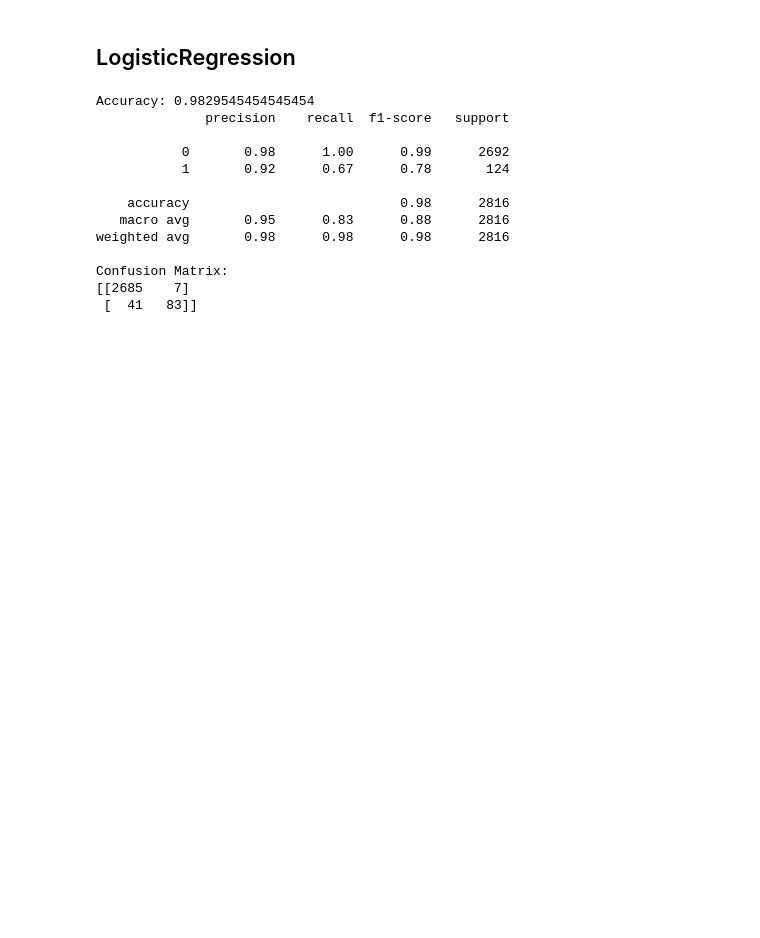
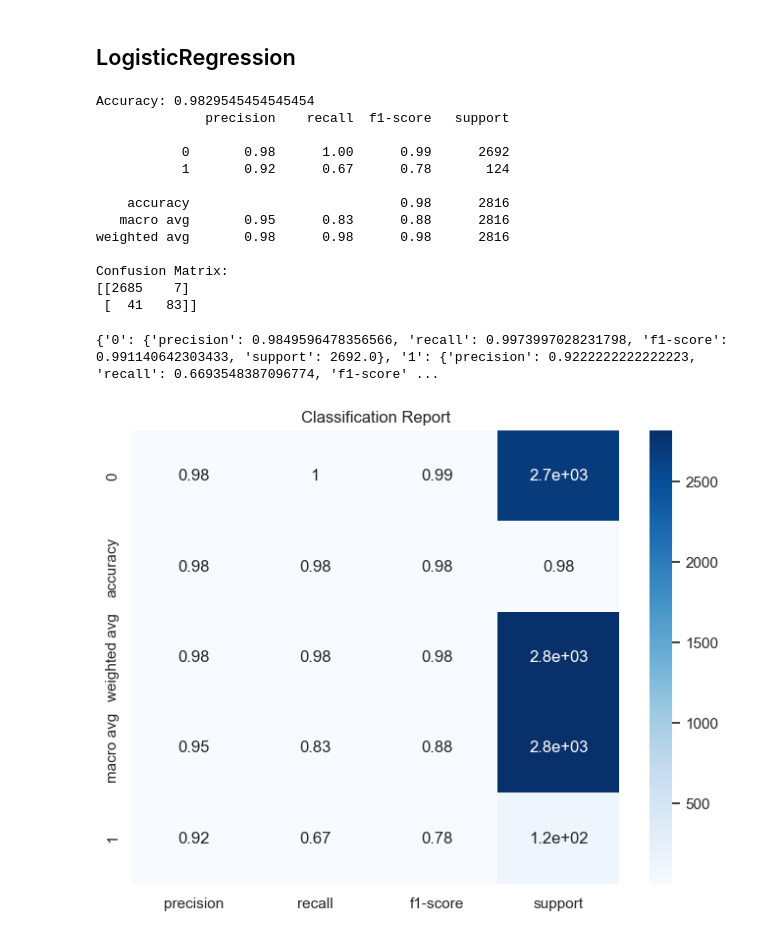
Before and after one commit to M0M0-D3V/C964-CS-Capstone, a Jupyter notebook: fake-real-job-notebook.ipynb, the cells around one changed output. Drawn from its saved outputs; the diff is of its cells as text; code cells hidden in the pictures; blank space fills up the shorter version.

Commit message:
update visualization images, update templates

```diff
--- a/fake-real-job-notebook.ipynb
+++ b/fake-real-job-notebook.ipynb
@@ -765,3 +779,17 @@ weighted avg       0.98      0.98      0.98      2816
 Confusion Matrix:
 [[2685    7]
  [  41   83]]
+# %%
+# Get the classification report
+report = classification_report(y_test, y_pred, output_dict=True)
+print(report)
+df_classification_report = pd.DataFrame(report).transpose()
+df_classification_report = df_classification_report.sort_values(by=['f1-score'], ascending=False)
+plt.figure(figsize=(8, 6))
+sns.heatmap(df_classification_report, annot=True, cmap='Blues')
+plt.title("Classification Report")
+plt.savefig("static/images/classification_report.png")
+plt.show()
+# %% [output]
+{'0': {'precision': 0.9849596478356566, 'recall': 0.9973997028231798, 'f1-score': 0.991140642303433, 'support': 2692.0}, '1': {'precision': 0.9222222222222223, 'recall': 0.6693548387096774, 'f1-score' ...
+[figure, added]
```
Also changed, not shown: parts of 16 cells of this notebook, 19 other files.
